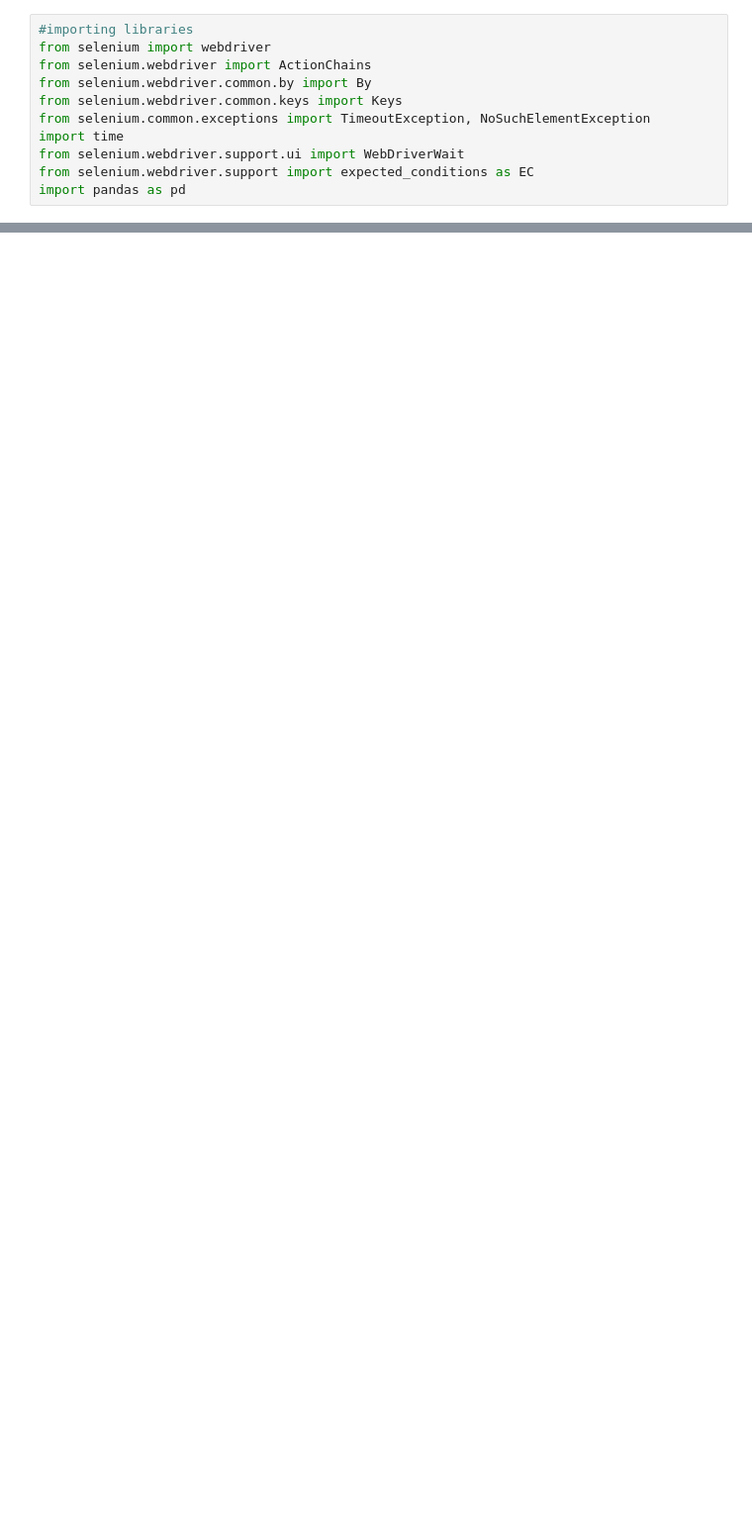
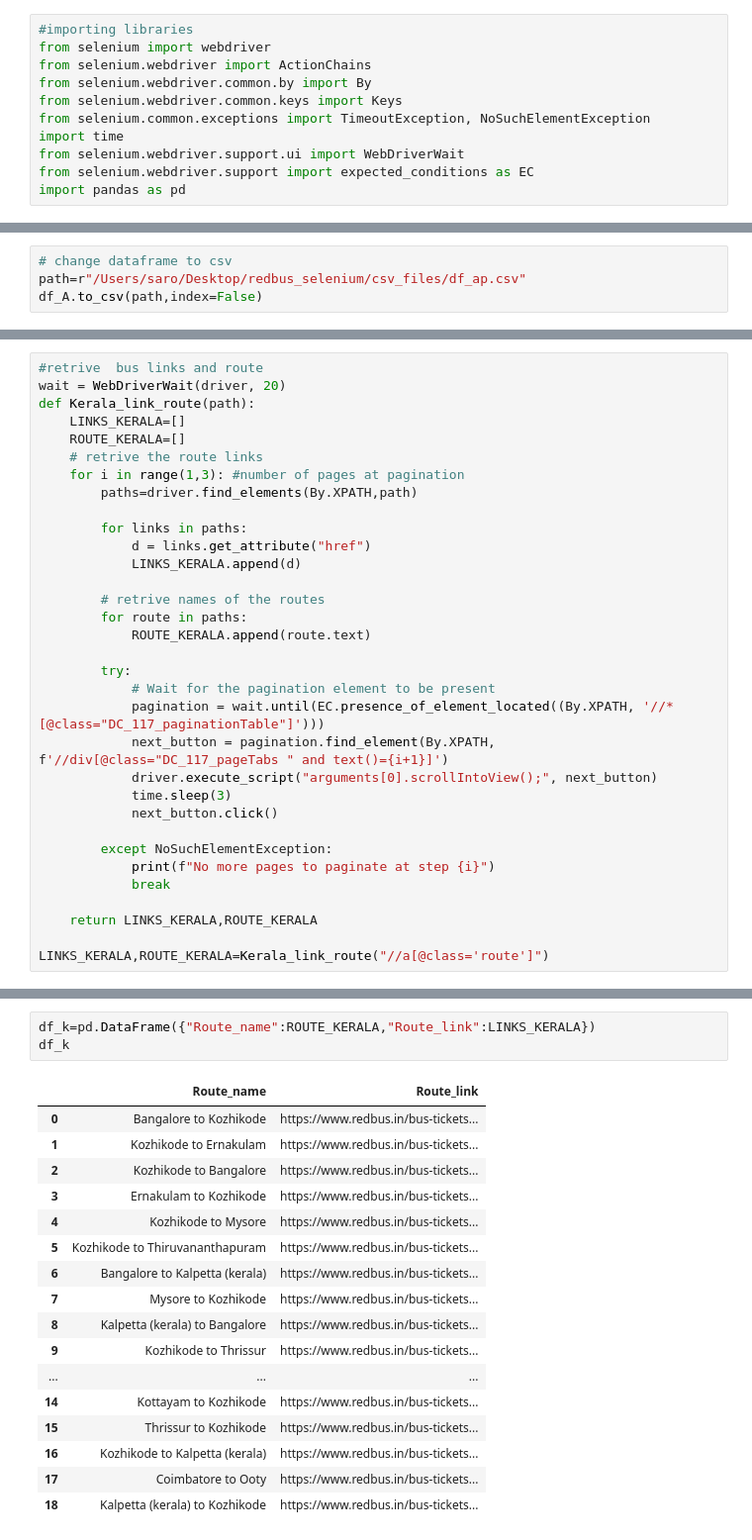
Before and after one commit to saromaddy/redbus_selenium, a Jupyter notebook: collect_srtc.ipynb, the cells around one changed output, grey strips where cells are left out. Shown at 99% size. Cells and saved outputs as stored; diff of their text form; blank space fills up the shorter version.

```diff
--- a/collect_srtc.ipynb
+++ b/collect_srtc.ipynb
@@ -143,0 +94,4 @@ df_WB.to_csv("/Users/saro/Desktop/redbus_selenium/csv_files/df_WB.csv",index=Fal
+# %%
+# change dataframe to csv
+path=r"/Users/saro/Desktop/redbus_selenium/csv_files/df_ap.csv"
+df_A.to_csv(path,index=False)
@@ -143,0 +112,33 @@ df_WB.to_csv("/Users/saro/Desktop/redbus_selenium/csv_files/df_WB.csv",index=Fal
+# %%
+#retrive  bus links and route
+wait = WebDriverWait(driver, 20)
+def Kerala_link_route(path):
+    LINKS_KERALA=[]
+    ROUTE_KERALA=[]
+    # retrive the route links
+    for i in range(1,3): #number of pages at pagination
+        paths=driver.find_elements(By.XPATH,path)
+
+        for links in paths:
+            d = links.get_attribute("href")
+            LINKS_KERALA.append(d)
+
+        # retrive names of the routes
+        for route in paths:
+            ROUTE_KERALA.append(route.text)
+
+        try:
+            # Wait for the pagination element to be present
+            pagination = wait.until(EC.presence_of_element_located((By.XPATH, '//*[@class="DC_117_paginationTable"]')))
+            next_button = pagination.find_element(By.XPATH, f'//div[@class="DC_117_pageTabs " and text()={i+1}]')
+            driver.execute_script("arguments[0].scrollIntoView();", next_button)
+            time.sleep(3)
+            next_button.click()
+
+        except NoSuchElementException:
+            print(f"No more pages to paginate at step {i}")
+            break
+
+    return LINKS_KERALA,ROUTE_KERALA
+
+LINKS_KERALA,ROUTE_KERALA=Kerala_link_route("//a[@class='route']")
@@ -143,0 +147,21 @@ df_WB.to_csv("/Users/saro/Desktop/redbus_selenium/csv_files/df_WB.csv",index=Fal
+# %%
+df_k=pd.DataFrame({"Route_name":ROUTE_KERALA,"Route_link":LINKS_KERALA})
+df_k
+# %% [output]
+|  | Route_name | Route_link |
+| 0 | Bangalore to Kozhikode | https://www.redbus.in/bus-tickets... |
+| 1 | Kozhikode to Ernakulam | https://www.redbus.in/bus-tickets... |
+| 2 | Kozhikode to Bangalore | https://www.redbus.in/bus-tickets... |
+| 3 | Ernakulam to Kozhikode | https://www.redbus.in/bus-tickets... |
+| 4 | Kozhikode to Mysore | https://www.redbus.in/bus-tickets... |
+| 5 | Kozhikode to Thiruvananthapuram | https://www.redbus.in/bus-tickets... |
+| 6 | Bangalore to Kalpetta (kerala) | https://www.redbus.in/bus-tickets... |
+| 7 | Mysore to Kozhikode | https://www.redbus.in/bus-tickets... |
+| 8 | Kalpetta (kerala) to Bangalore | https://www.redbus.in/bus-tickets... |
+| 9 | Kozhikode to Thrissur | https://www.redbus.in/bus-tickets... |
+| ... | ... | ... |
+| 14 | Kottayam to Kozhikode | https://www.redbus.in/bus-tickets... |
+| 15 | Thrissur to Kozhikode | https://www.redbus.in/bus-tickets... |
+| 16 | Kozhikode to Kalpetta (kerala) | https://www.redbus.in/bus-tickets... |
+| 17 | Coimbatore to Ooty | https://www.redbus.in/bus-tickets... |
+| 18 | Kalpetta (kerala) to Kozhikode | https://www.redbus.in/bus-tickets... |
```
Also changed, not shown: parts of 54 cells of this notebook, 8 other files.
